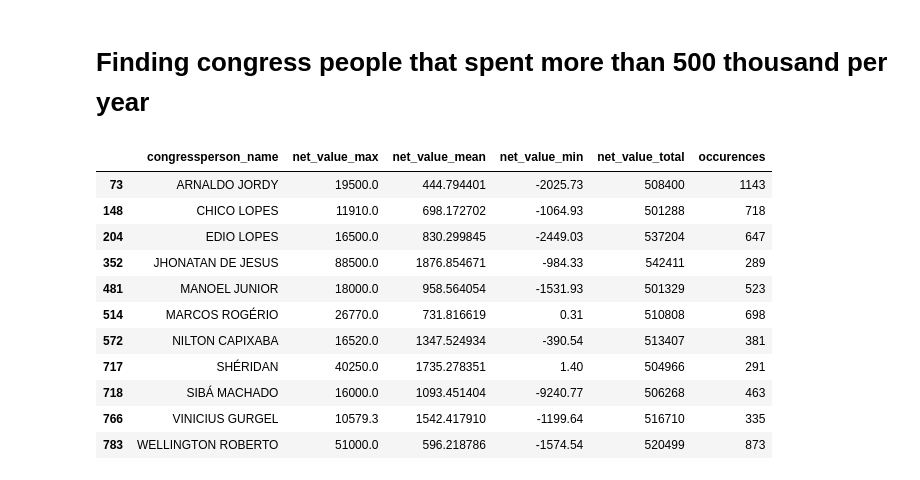
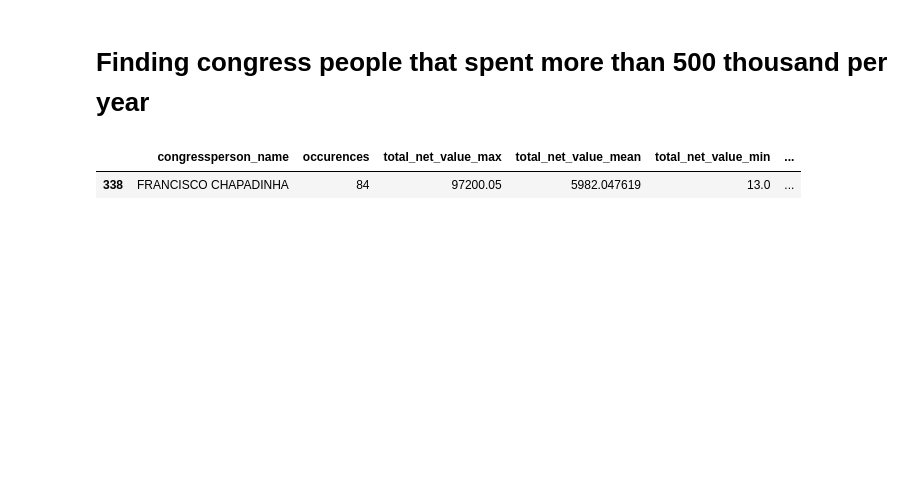
Before and after one commit to okfn-brasil/serenata-de-amor, a Jupyter notebook: develop/2016-11-05-juhhcarmona-individual-analysis-congressperson.ipynb, the cells around one changed output. Drawn from its saved outputs; the diff is of its cells as text; code cells hidden in the pictures; blank space fills up the shorter version.

```diff
--- a/develop/2016-11-05-juhhcarmona-individual-analysis-congressperson.ipynb
+++ b/develop/2016-11-05-juhhcarmona-individual-analysis-congressperson.ipynb
@@ -3,12 +3,14 @@ import pandas as pd
 import numpy as np
 import matplotlib.pyplot as plt
 # %%
-data = pd.read_csv('../data/2016-08-08-last-year.xz',
-                   parse_dates=[16],
-                   dtype={'document_id': np.str,
+dataset = pd.read_csv('../data/2016-11-22-reimbursements.xz',
+                      dtype={'document_id': np.str,
                           'congressperson_id': np.str,
                           'congressperson_document': np.str,
                           'term_id': np.str,
                           'cnpj_cpf': np.str,
-                          'reimbursement_number': np.str})
+                          'reimbursement_number': np.str},
+                      low_memory=False)
+# %%
+dataset = dataset[dataset['year']==2016]
 # %%
@@ -203,6 +205,6 @@ def find_sum_of_values(df, aggregator, property):
 
     return pd.DataFrame(result).sort_values(by=aggregator)
 
-df = find_sum_of_values(data, "congressperson_name", "net_value")
+df = find_sum_of_values(dataset, "congressperson_name", "total_net_value")
 df[:10]
 # %% [output]
@@ -221,19 +222,9 @@ df[:10]
 # %% [markdown]
 # Finding congress people that spent more than 500 thousand per year
 # %%
-df = df[df.net_value_total > 500000]
+df = df[df.total_net_value_total > 500000]
 df
 # %% [output]
-|  | congressperson_name | net_value_max | net_value_mean | net_value_min | net_value_total | occurences |
-| 73 | ARNALDO JORDY | 19500.0 | 444.794401 | -2025.73 | 508400 | 1143 |
-| 148 | CHICO LOPES | 11910.0 | 698.172702 | -1064.93 | 501288 | 718 |
-| 204 | EDIO LOPES | 16500.0 | 830.299845 | -2449.03 | 537204 | 647 |
-| 352 | JHONATAN DE JESUS | 88500.0 | 1876.854671 | -984.33 | 542411 | 289 |
-| 481 | MANOEL JUNIOR | 18000.0 | 958.564054 | -1531.93 | 501329 | 523 |
-| 514 | MARCOS ROGÉRIO | 26770.0 | 731.816619 | 0.31 | 510808 | 698 |
-| 572 | NILTON CAPIXABA | 16520.0 | 1347.524934 | -390.54 | 513407 | 381 |
-| 717 | SHÉRIDAN | 40250.0 | 1735.278351 | 1.40 | 504966 | 291 |
-| 718 | SIBÁ MACHADO | 16000.0 | 1093.451404 | -9240.77 | 506268 | 463 |
-| 766 | VINICIUS GURGEL | 10579.3 | 1542.417910 | -1199.64 | 516710 | 335 |
-| 783 | WELLINGTON ROBERTO | 51000.0 | 596.218786 | -1574.54 | 520499 | 873 |
+|  | congressperson_name | occurences | total_net_value_max | total_net_value_mean | total_net_value_min | ... |
+| 338 | FRANCISCO CHAPADINHA | 84 | 97200.05 | 5982.047619 | 13.0 | ... |
 # %%
```
Also changed, not shown: parts of 6 cells of this notebook, 2 other files.
